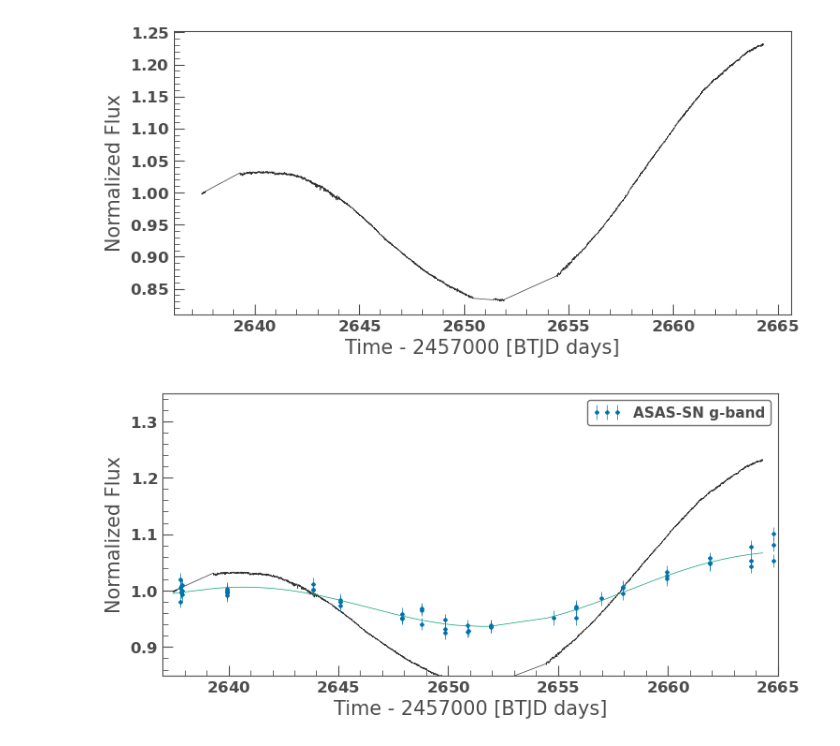
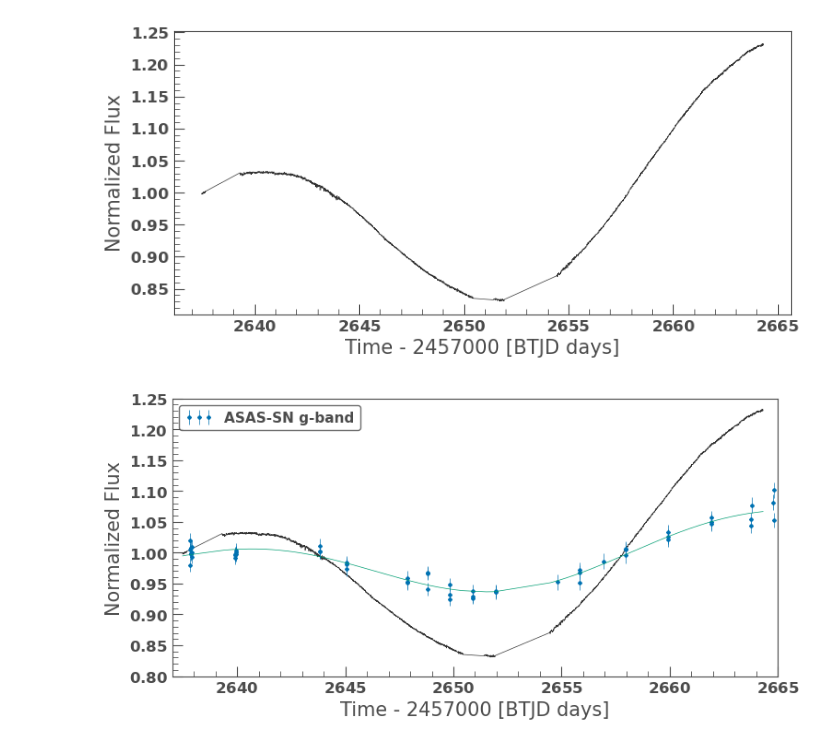
Before and after one commit to tylerapritchard/TESSGI_Tut_NGC4151, a Jupyter notebook: NGC4151.ipynb, the cells around one changed output. Drawn from its saved outputs; the diff is of its cells as text; code cells hidden in the pictures.

```diff
--- a/NGC4151.ipynb
+++ b/NGC4151.ipynb
@@ -301,12 +301,12 @@ lc3.plot(normalize=True)
 # %%
 with plt.style.context(MPLSTYLE):
     fig, ax = plt.subplots()
     lc3.plot(ax=ax,normalize=True)
     ax.errorbar(asas.HJD-2457000,asas.flux/np.median(asas.flux),yerr=asas.flux_err/np.median(asas.flux),
                 fmt='D',label='ASAS-SN g-band')
     ax.errorbar(gp_t,gp_f)
-    ax.set_ylim(0.85,1.35)
+    ax.set_ylim(0.8,1.25)
     ax.set_xlim(2637,2665)
     ax.legend()
 # %% [output]
-[figure, old version]
+[figure, new version]
```
Also changed, not shown: parts of 1 cell of this notebook.
